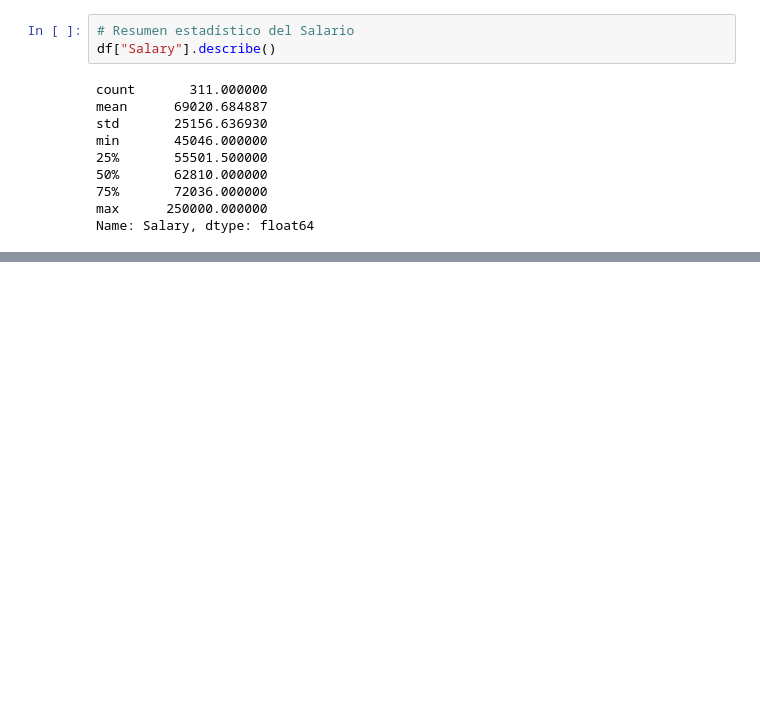
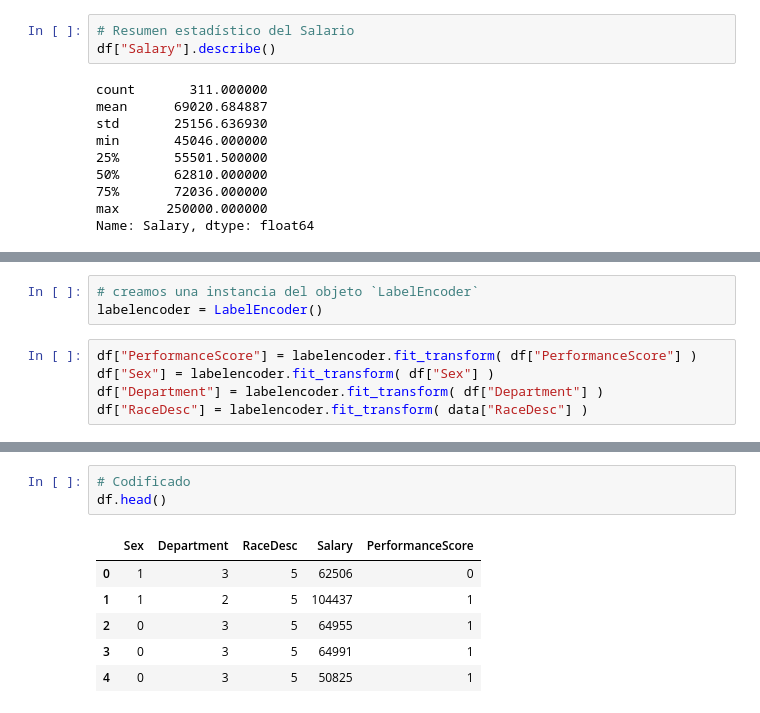
Before and after one commit to ricklarave/Clasificacion_de_la_valoracion_del_desempeno_de_los_empleados, a Jupyter notebook: Employee Performance Score Classification.ipynb, the cells around one changed output, grey strips where cells are left out. Cells and saved outputs as stored; diff of their text form; blank space fills up the shorter version.

Commit message:
Codificamos las columnas Sex, Department, RaceDesc & PerformanceScore

```diff
--- a/Employee Performance Score Classification.ipynb
+++ b/Employee Performance Score Classification.ipynb
@@ -418,0 +435,8 @@ Name: Salary, dtype: float64
+# %%
+# creamos una instancia del objeto `LabelEncoder`
+labelencoder = LabelEncoder()
+# %%
+df["PerformanceScore"] = labelencoder.fit_transform( df["PerformanceScore"] )
+df["Sex"] = labelencoder.fit_transform( df["Sex"] )
+df["Department"] = labelencoder.fit_transform( df["Department"] )
+df["RaceDesc"] = labelencoder.fit_transform( data["RaceDesc"] )
@@ -418,0 +464,10 @@ Name: Salary, dtype: float64
+# %%
+# Codificado
+df.head()
+# %% [output]
+|  | Sex | Department | RaceDesc | Salary | PerformanceScore |
+| 0 | 1 | 3 | 5 | 62506 | 0 |
+| 1 | 1 | 2 | 5 | 104437 | 1 |
+| 2 | 0 | 3 | 5 | 64955 | 1 |
+| 3 | 0 | 3 | 5 | 64991 | 1 |
+| 4 | 0 | 3 | 5 | 50825 | 1 |
```
Also changed, not shown: parts of 5 cells of this notebook.
